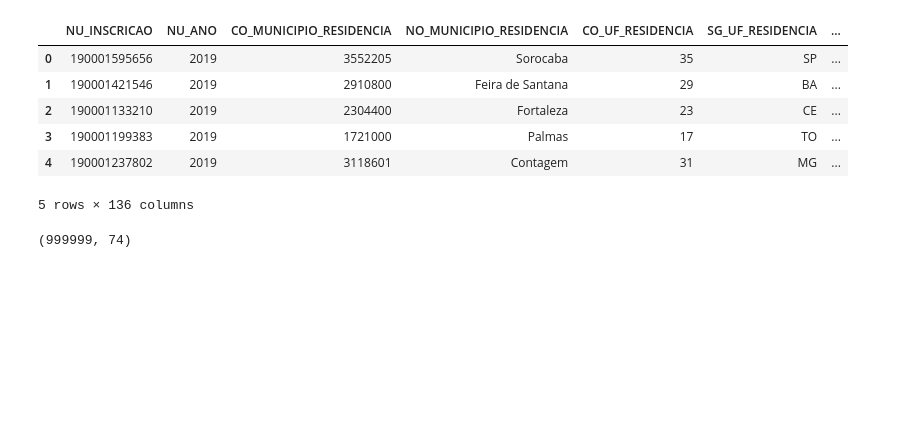
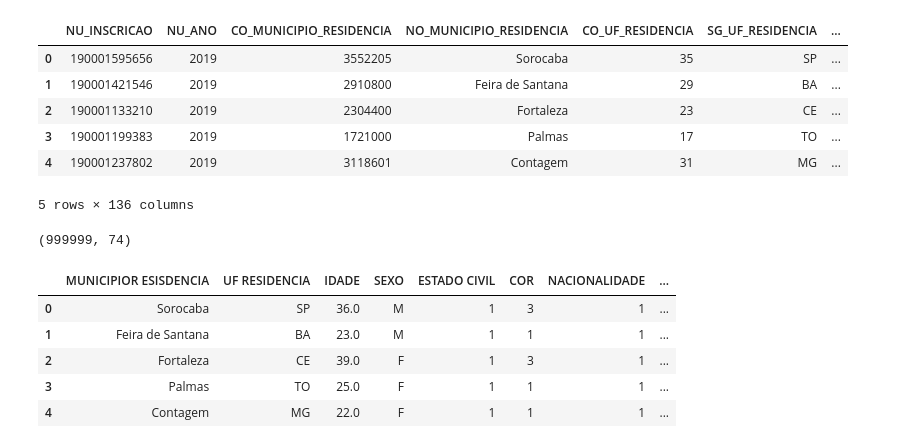
Before and after one commit to EdCarlosBicudo/microdados_enem_2019, a Jupyter notebook: notebooks/1_EDA.ipynb, the cells around one changed output. Drawn from its saved outputs; the diff is of its cells as text; code cells hidden in the pictures; blank space fills up the shorter version.

```diff
--- a/notebooks/1_EDA.ipynb
+++ b/notebooks/1_EDA.ipynb
@@ -24,15 +24,18 @@ dados.head()
 | 4 | 190001237802 | 2019 | 3118601 | Contagem | 31 | MG | ... |
 5 rows × 136 columns
 # %%
-colunas_para_dropar = ['NU_INSCRICAO', 'NU_ANO', 'CO_MUNICIPIO_RESIDENCIA', 'CO_UF_RESIDENCIA', 'CO_MUNICIPIO_NASCIMENTO', 'CO_UF_NASCIMENTO',
-                       'CO_ESCOLA', 'CO_MUNICIPIO_ESC', 'CO_UF_ESC', 'IN_SEM_RECURSO', 'IN_BRAILLE', 'IN_AMPLIADA_24', 'IN_AMPLIADA_18', 'IN_LEDOR',
-                       'IN_ACESSO', 'IN_TRANSCRICAO', 'IN_LIBRAS', 'IN_TEMPO_ADICIONAL', 'IN_LEITURA_LABIAL', 'IN_MESA_CADEIRA_RODAS', 'IN_MESA_CADEIRA_SEPARADA',
-                       'IN_APOIO_PERNA', 'IN_GUIA_INTERPRETE', 'IN_COMPUTADOR', 'IN_CADEIRA_ESPECIAL', 'IN_CADEIRA_CANHOTO', 'IN_CADEIRA_ACOLCHOADA',
-                       'IN_PROVA_DEITADO', 'IN_MOBILIARIO_OBESO', 'IN_LAMINA_OVERLAY', 'IN_PROTETOR_AURICULAR', 'IN_MEDIDOR_GLICOSE', 'IN_MAQUINA_BRAILE',
-                       'IN_SOROBAN', 'IN_MARCA_PASSO', 'IN_SONDA', 'IN_MEDICAMENTOS', 'IN_SALA_INDIVIDUAL', 'IN_SALA_ESPECIAL', 'IN_SALA_ACOMPANHANTE',
-                       'IN_MOBILIARIO_ESPECIFICO', 'IN_MATERIAL_ESPECIFICO', 'IN_NOME_SOCIAL', 'CO_MUNICIPIO_PROVA', 'CO_UF_PROVA', 'TP_PRESENCA_CN',
-                       'TP_PRESENCA_CH', 'TP_PRESENCA_LC', 'TP_PRESENCA_MT', 'CO_PROVA_CN', 'CO_PROVA_CH', 'CO_PROVA_LC', 'CO_PROVA_MT', 'TX_RESPOSTAS_CN',
-                       'TX_RESPOSTAS_CH', 'TX_RESPOSTAS_LC', 'TX_RESPOSTAS_MT', 'TP_LINGUA', 'TX_GABARITO_CN', 'TX_GABARITO_CH', 'TX_GABARITO_LC', 'TX_GABARITO_MT'
+colunas_para_dropar = ['NU_INSCRICAO', 'NU_ANO', 'CO_MUNICIPIO_RESIDENCIA', 'CO_UF_RESIDENCIA', 'CO_MUNICIPIO_NASCIMENTO',
+                       'CO_UF_NASCIMENTO', 'CO_ESCOLA', 'CO_MUNICIPIO_ESC', 'CO_UF_ESC', 'IN_SEM_RECURSO', 'IN_BRAILLE',
+                       'IN_AMPLIADA_24', 'IN_AMPLIADA_18', 'IN_LEDOR','IN_ACESSO', 'IN_TRANSCRICAO', 'IN_LIBRAS',
+                       'IN_TEMPO_ADICIONAL', 'IN_LEITURA_LABIAL', 'IN_MESA_CADEIRA_RODAS', 'IN_MESA_CADEIRA_SEPARADA',
+                       'IN_APOIO_PERNA', 'IN_GUIA_INTERPRETE', 'IN_COMPUTADOR', 'IN_CADEIRA_ESPECIAL', 'IN_CADEIRA_CANHOTO',
+                       'IN_CADEIRA_ACOLCHOADA', 'IN_PROVA_DEITADO', 'IN_MOBILIARIO_OBESO', 'IN_LAMINA_OVERLAY',
+                       'IN_PROTETOR_AURICULAR', 'IN_MEDIDOR_GLICOSE', 'IN_MAQUINA_BRAILE', 'IN_SOROBAN', 'IN_MARCA_PASSO',
+                       'IN_SONDA', 'IN_MEDICAMENTOS', 'IN_SALA_INDIVIDUAL', 'IN_SALA_ESPECIAL', 'IN_SALA_ACOMPANHANTE',
+                       'IN_MOBILIARIO_ESPECIFICO', 'IN_MATERIAL_ESPECIFICO', 'IN_NOME_SOCIAL', 'CO_MUNICIPIO_PROVA',
+                       'CO_UF_PROVA', 'TP_PRESENCA_CN', 'TP_PRESENCA_CH', 'TP_PRESENCA_LC', 'TP_PRESENCA_MT', 'CO_PROVA_CN',
+                       'CO_PROVA_CH', 'CO_PROVA_LC', 'CO_PROVA_MT', 'TX_RESPOSTAS_CN', 'TX_RESPOSTAS_CH', 'TX_RESPOSTAS_LC',
+                       'TX_RESPOSTAS_MT', 'TP_LINGUA', 'TX_GABARITO_CN', 'TX_GABARITO_CH', 'TX_GABARITO_LC', 'TX_GABARITO_MT'
 ]
 # %%
 dados.drop(colunas_para_dropar, axis=1, inplace=True)
@@ -42,0 +121,11 @@ dados.shape
+# %%
+dados.rename(columns=novas_colunas, inplace=True)
+# %%
+dados.head()
+# %% [output]
+|  | MUNICIPIOR ESISDENCIA | UF RESIDENCIA | IDADE | SEXO | ESTADO CIVIL | COR | NACIONALIDADE | ... |
+| 0 | Sorocaba | SP | 36.0 | M | 1 | 3 | 1 | ... |
+| 1 | Feira de Santana | BA | 23.0 | M | 1 | 1 | 1 | ... |
+| 2 | Fortaleza | CE | 39.0 | F | 1 | 3 | 1 | ... |
+| 3 | Palmas | TO | 25.0 | F | 1 | 1 | 1 | ... |
+| 4 | Contagem | MG | 22.0 | F | 1 | 1 | 1 | ... |
```
Also changed, not shown: parts of 2 cells of this notebook.
